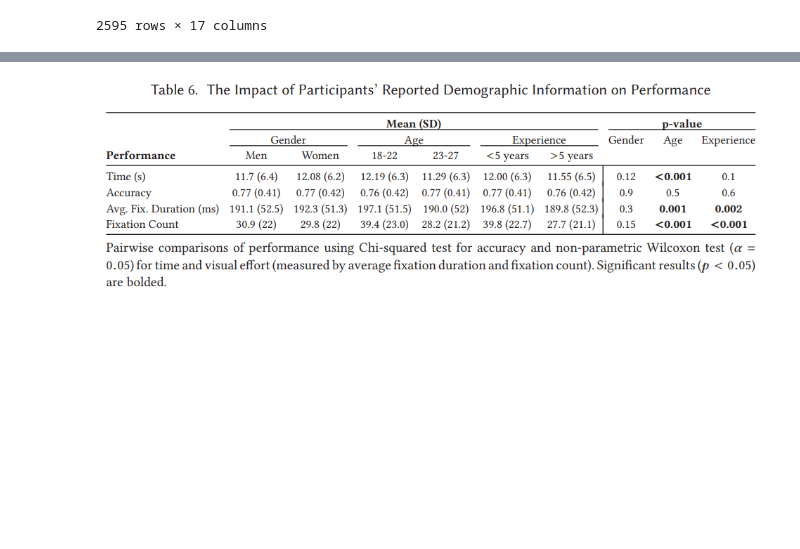
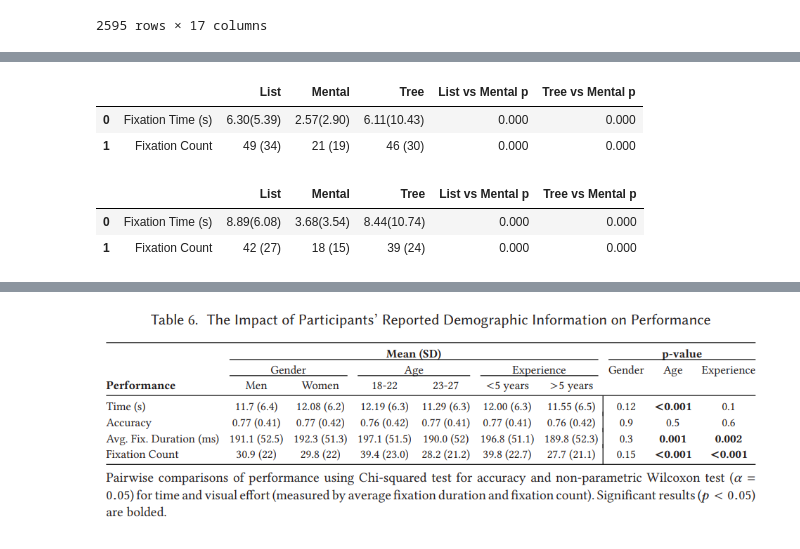
Before and after one commit to brains-on-code/eye-tracking-tools-influence, a Jupyter notebook: Study4.ipynb, the cells around one changed output, grey strips where cells are left out. Saved outputs shown, nothing was run; the diff lists cells and outputs as text; code cells hidden in the pictures; blank space fills up the shorter version.

```diff
--- a/Study4.ipynb
+++ b/Study4.ipynb
@@ -153,0 +382,14 @@ Original Results
+# %%
+data_df = show_results1(results_pygaze)
+data_df
+# %% [output]
+|  |  | List | Mental | Tree | List vs Mental p | Tree vs Mental p |
+| 0 | Fixation Time (s) | 6.30(5.39) | 2.57(2.90) | 6.11(10.43) | 0.000 | 0.000 |
+| 1 | Fixation Count | 49 (34) | 21 (19) | 46 (30) | 0.000 | 0.000 |
+# %%
+data_df = show_results1(results_ogama)
+data_df
+# %% [output]
+|  |  | List | Mental | Tree | List vs Mental p | Tree vs Mental p |
+| 0 | Fixation Time (s) | 8.89(6.08) | 3.68(3.54) | 8.44(10.74) | 0.000 | 0.000 |
+| 1 | Fixation Count | 42 (27) | 18 (15) | 39 (24) | 0.000 | 0.000 |
```
Also changed, not shown: parts of 18 cells of this notebook, 1 other file.
